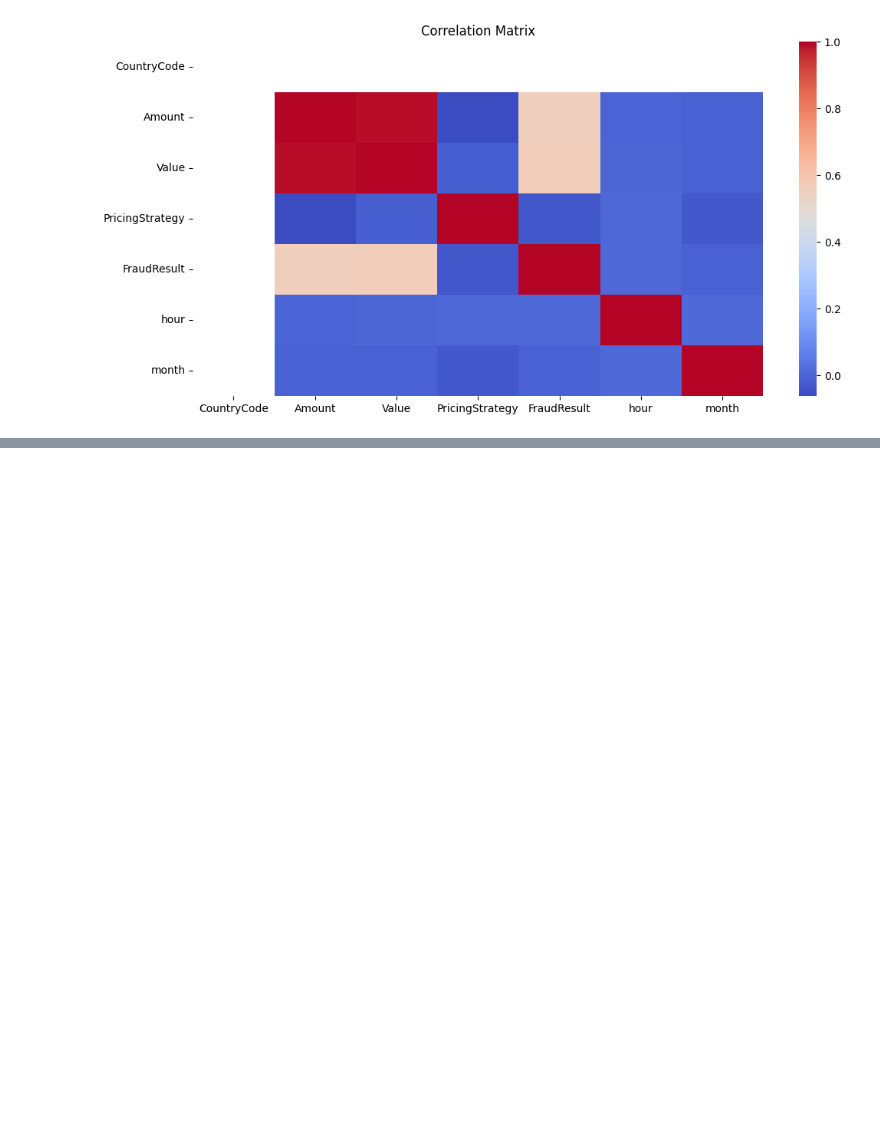
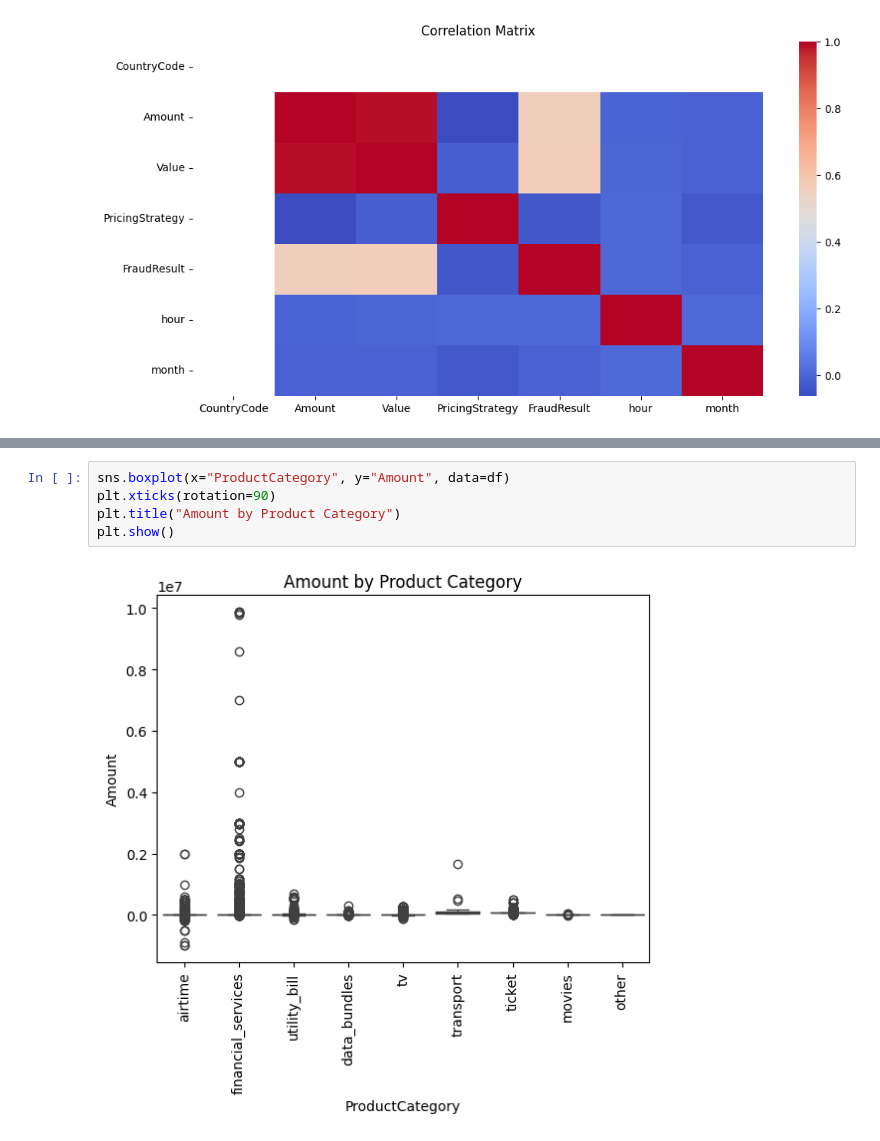
Before and after one commit to Bethabrh/credit-risk-model, a Jupyter notebook: notebooks/eda.ipynb, the cells around one changed output, grey strips where cells are left out. Saved outputs shown, nothing was run; the diff lists cells and outputs as text; blank space fills up the shorter version.

```diff
--- a/notebooks/eda.ipynb
+++ b/notebooks/eda.ipynb
@@ -204,0 +217,7 @@ plt.show()
+# %%
+sns.boxplot(x="ProductCategory", y="Amount", data=df)
+plt.xticks(rotation=90)
+plt.title("Amount by Product Category")
+plt.show()
+# %% [output]
+[figure, added]
```
Also changed, not shown: parts of 4 cells of this notebook, 1 other file.
